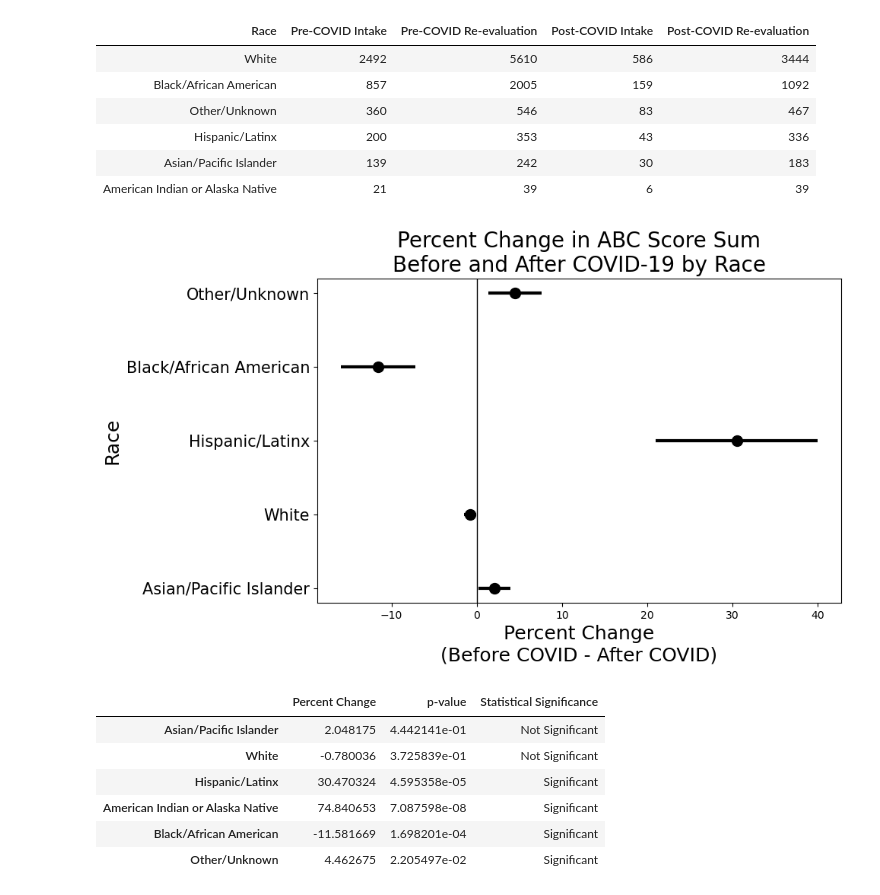
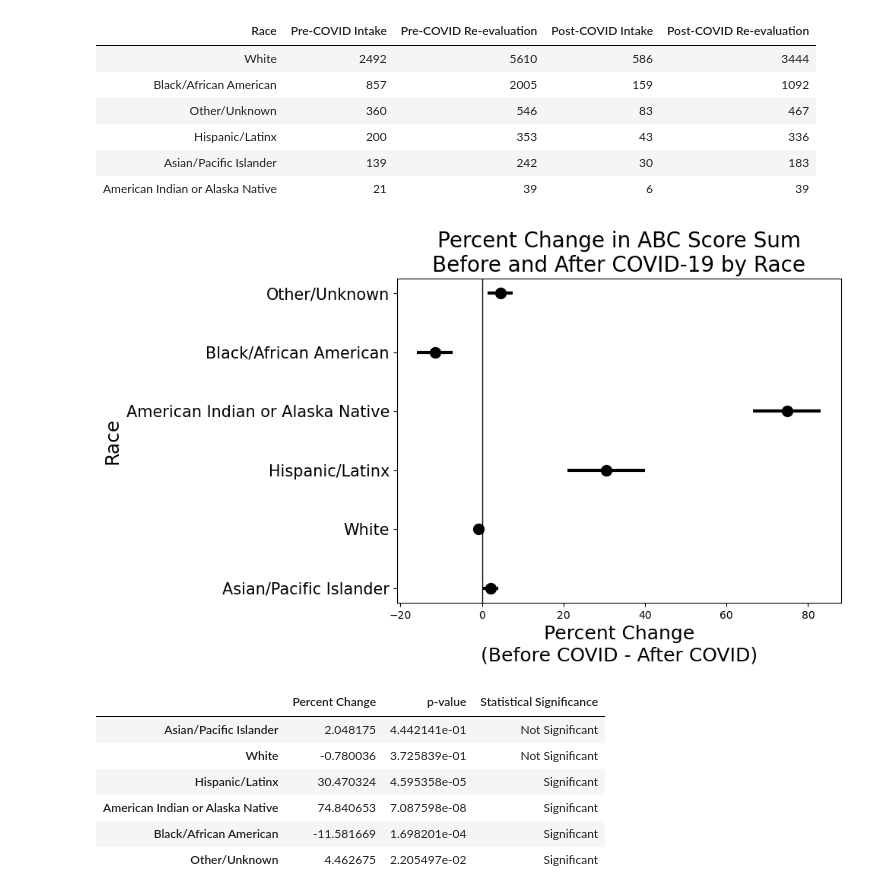
Before and after one commit to orenpk/QSS-20-Final-Project, a Jupyter notebook: code/01_demographic_disparities_analysis.ipynb, the cells around one changed output. Cells and saved outputs as stored; diff of their text form; code cells hidden in the pictures.

Commit message:
clean 01 code

```diff
--- a/code/01_demographic_disparities_analysis.ipynb
+++ b/code/01_demographic_disparities_analysis.ipynb
@@ -223,36 +169,7 @@ def analyze_by_race(race):
 # %%
 # analyze differences by race and calculate confidence intervals
 def analyze_and_calculate_ci_by_race(race):
-    # Further separate into Intake and Re-evaluation for both periods
-    before_covid_intake_race = before_covid_intake[before_covid_intake['race_clean'] == race]
-    before_covid_reevaluation_race = before_covid_reevaluation[before_covid_reevaluation['race_clean'] == race]
-
-    after_covid_intake_race = after_covid_intake[after_covid_intake['race_clean'] == race]
-    after_covid_reevaluation_race = after_covid_reevaluation[after_covid_reevaluation['race_clean'] == race]
-
-    # Calculate the mean scores for each behavior at Intake and Re-evaluation for both periods
-    before_covid_intake_means = before_covid_intake_race.mean(numeric_only=True)
-    before_covid_reevaluation_means = before_covid_reevaluation_race.mean(numeric_only=True)
-
-    after_covid_intake_means = after_covid_intake_race.mean(numeric_only=True)
-    after_covid_reevaluation_means = after_covid_reevaluation_race.mean(numeric_only=True)
-
-
-    # Combine the means into dfs for comparison
-    before_covid_comparison = pd.DataFrame({
-        'Intake Mean (Before COVID)': before_covid_intake_means,
-        'Re-evaluation Mean (Before COVID)': before_covid_reevaluation_means
-    })
-    before_covid_comparison['Percent Change (Before COVID)'] = (before_covid_comparison['Re-evaluation Mean (Before COVID)'] - before_covid_comparison['Intake Mean (Before COVID)']) / before_covid_comparison['Intake Mean (Before COVID)'] * 100
-
-    after_covid_comparison = pd.DataFrame({
-        'Intake Mean (After COVID)': after_covid_intake_means,
-        'Re-evaluation Mean (After COVID)': after_covid_reevaluation_means
-    })
-    after_covid_comparison['Percent Change (After COVID)'] = (after_covid_comparison['Re-evaluation Mean (After COVID)'] - after_covid_comparison['Intake Mean (After COVID)']) / after_covid_comparison['Intake Mean (After COVID)'] * 100
-
-    change_in_difference = before_covid_comparison['Percent Change (Before COVID)'] - after_covid_comparison['Percent Change (After COVID)']
-
+    change_in_difference = analyze_by_race(race)
     sum_change_in_difference = change_in_difference.sum()
 
     std_err = stats.sem(change_in_difference)
@@ -267,39 +184,36 @@ def analyze_and_calculate_ci_by_race(race):
 
     return sum_change_in_difference, margin_of_error
 
-# List of races to analyze in the order
-ordered_races = ['Asian/Pacific Islander', 'White', 'Hispanic/Latinx', 'Black/African American', 'Other/Unknown']
-
-sum_changes_ci_by_race = {race: analyze_and_calculate_ci_by_race(race) for race in ordered_races}
+sum_changes_ci_by_race = {race: analyze_and_calculate_ci_by_race(race) for race in races}
 
 sum_changes_df = pd.DataFrame(sum_changes_ci_by_race, index=['Sum of Changes', 'CI']).T
 
 # Adjust the scale of the objects in the plot
 line_width = 3
 marker_size = 10
 label_font_size = 18
 title_font_size = 20
 tick_font_size = 15
 
 plt.figure(figsize=(10, 6))
 
 for i, race in enumerate(sum_changes_df.index):
     plt.errorbar(sum_changes_df.loc[race, 'Sum of Changes'], i, xerr=sum_changes_df.loc[race, 'CI'], fmt='o', color='black', capsize=0, linewidth=line_width, markersize=marker_size)
 
 plt.axvline(0, color='black', linewidth=1, linestyle='-')
 
 plt.xlabel('Percent Change\n(Before COVID - After COVID)', fontsize=label_font_size)
 plt.ylabel('Race', fontsize=label_font_size)
 plt.title('Percent Change in ABC Score Sum\nBefore and After COVID-19 by Race', fontsize=title_font_size)
 plt.yticks(range(len(sum_changes_df.index)), sum_changes_df.index, fontsize=tick_font_size)
 
 plt.tight_layout()
 
 plt.savefig('../output/change_in_abc_score_by_race.png')
 
 plt.show()
 # %% [output]
-[figure, old version]
+[figure, new version]
 # %%
 numeric_columns = df.select_dtypes(include=['number']).columns
 
```
Also changed, not shown: parts of 7 cells of this notebook, 1 other file.
